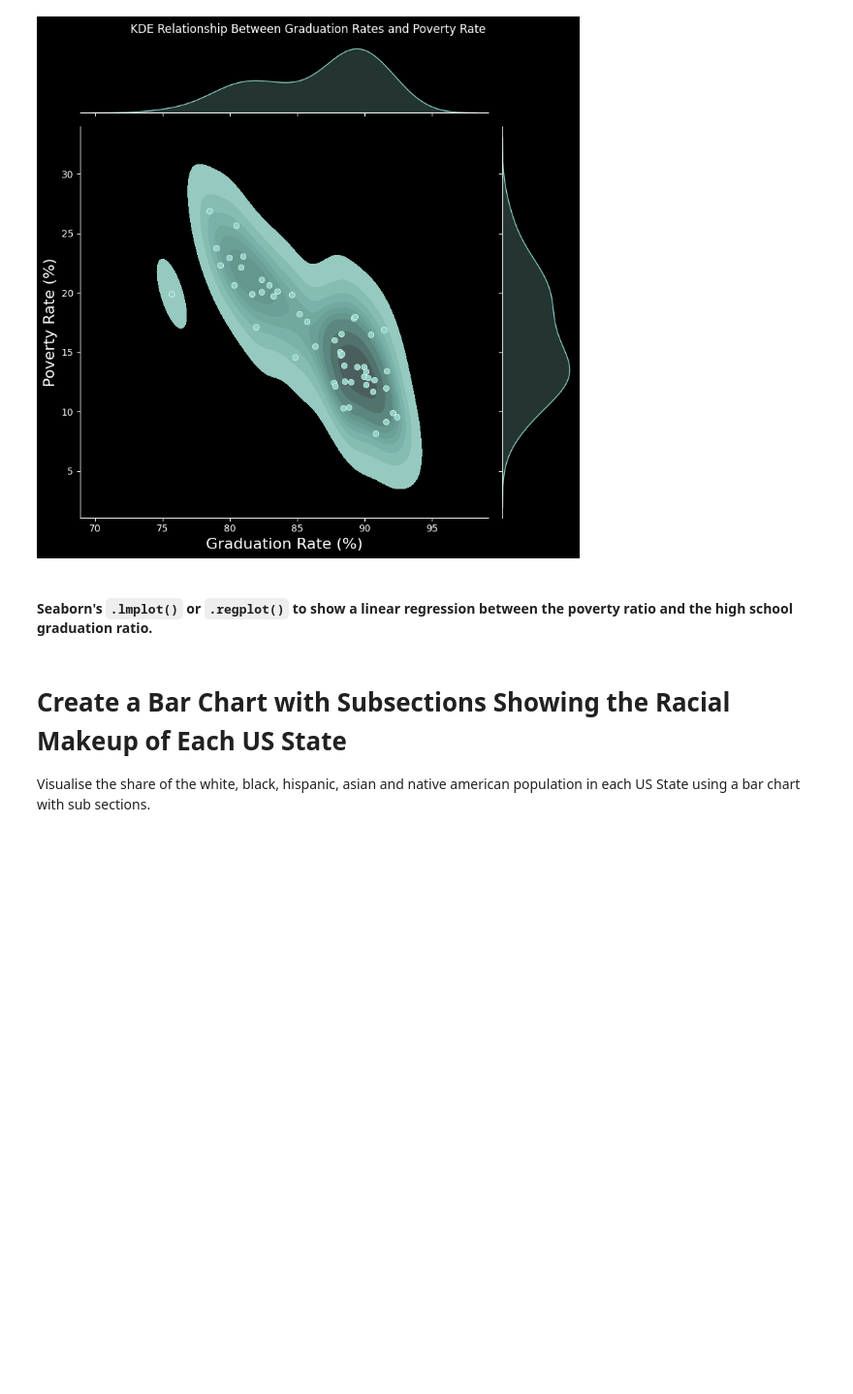
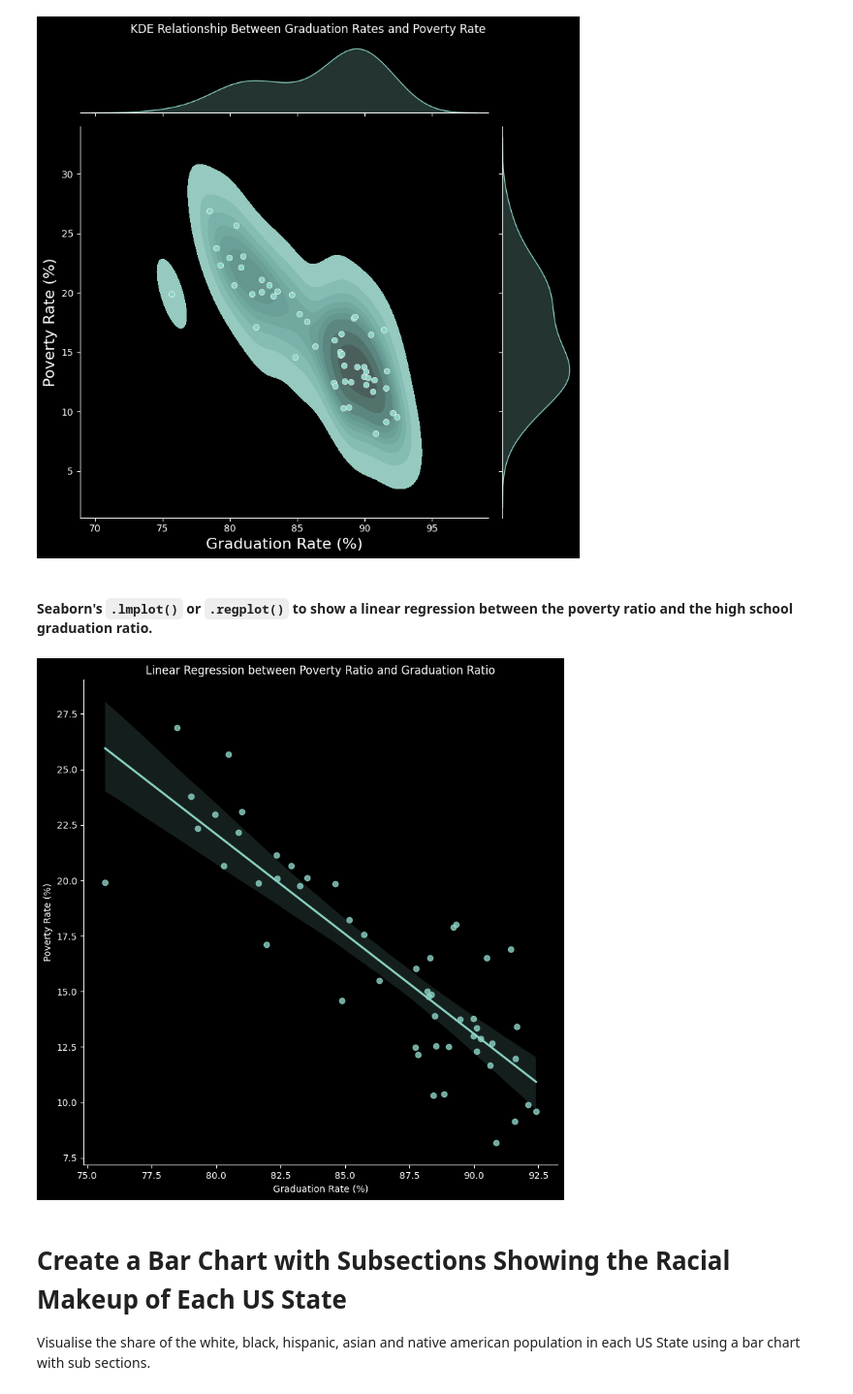
Before and after one commit to SeanRVACode/Professional-Portfolio, a Jupyter notebook: Analyze Deaths involving Police in the US/Fatal_Force_(start).ipynb, the cells around one changed output. Shown at 97% size. Drawn from its saved outputs; the diff is of its cells as text; code cells hidden in the pictures; blank space fills up the shorter version.

Commit message:
Added lmplot

```diff
--- a/Analyze Deaths involving Police in the US/Fatal_Force_(start).ipynb
+++ b/Analyze Deaths involving Police in the US/Fatal_Force_(start).ipynb
@@ -198,6 +198,15 @@ plt.show()
 [figure]
 # %% [markdown]
 #### Seaborn's `.lmplot()` or `.regplot()` to show a linear regression between the poverty ratio and the high school graduation ratio.
+# %%
+fig = sns.lmplot(df_merge_grad_pov,x='percent_completed_hs',y='poverty_rate',height=8)
+plt.xlabel('Graduation Rate (%)')
+plt.ylabel('Poverty Rate (%)')
+plt.title('Linear Regression between Poverty Ratio and Graduation Ratio')
+# fig.figure.tight_layout()
+plt.show()
+# %% [output]
+[figure, added]
 # %% [markdown]
 # Create a Bar Chart with Subsections Showing the Racial Makeup of Each US State
 
```
